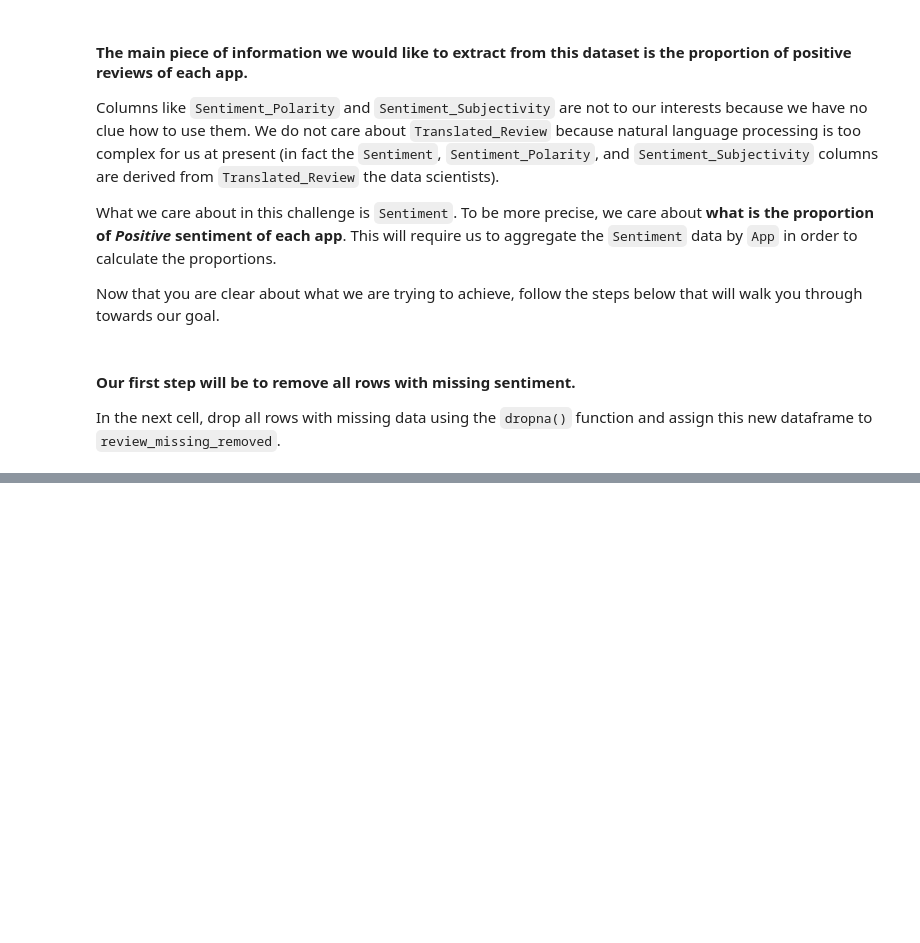
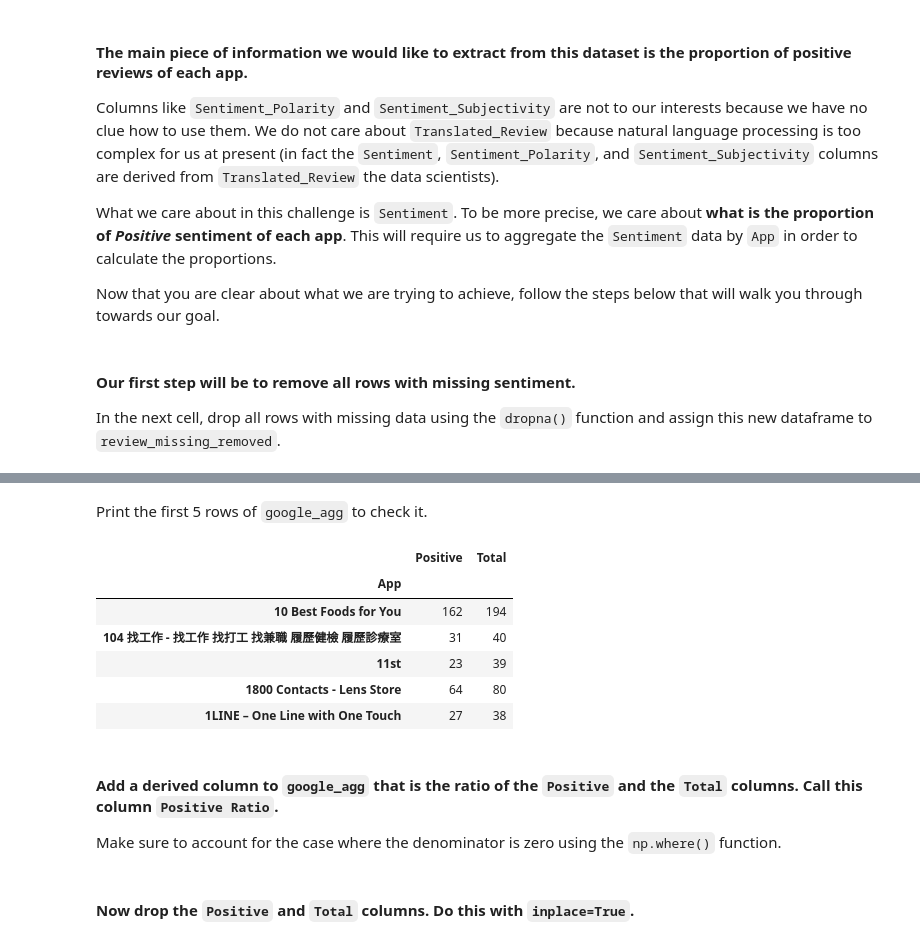
Before and after one commit to ta-data-bcn/lab-supervised-learning-feature-extraction, a Jupyter notebook: your-code/notebooks/main.ipynb, the cells around one changed output, grey strips where cells are left out. Cells and saved outputs as stored; diff of their text form; code cells hidden in the pictures; blank space fills up the shorter version.

```diff
--- a/your-code/notebooks/main.ipynb
+++ b/your-code/notebooks/main.ipynb
@@ -381,3 +476,6 @@ Now that you are clear about what we are trying to achieve, follow the steps bel
 #### Our first step will be to remove all rows with missing sentiment.
 
 In the next cell, drop all rows with missing data using the `dropna()` function and assign this new dataframe to `review_missing_removed`.
+# %%
+# Your code here:
+review_missing_removed = google_reviews.dropna()
@@ -383,0 +549,14 @@ In the next cell, drop all rows with missing data using the `dropna()` function
+# %%
+# Your code below
+
+def positive_function(x):
+    """
+    Count how many times the string `Positive` appears in a column (exact string match).
+
+    Args:
+        x: data column
+
+    Returns:
+        The number of occurrences of `Positive` in the column data.
+    """
+    return len(np.where(x == 'Positive')[0])
@@ -383,0 +583,17 @@ In the next cell, drop all rows with missing data using the `dropna()` function
+# %% [markdown]
+Print the first 5 rows of `google_agg` to check it.
+# %%
+# Your code here
+google_agg.head()
+# %% [output]
+|  | Positive | Total |
+| App |  |  |
+| 10 Best Foods for You | 162 | 194 |
+| 104 找工作 - 找工作 找打工 找兼職 履歷健檢 履歷診療室 | 31 | 40 |
+| 11st | 23 | 39 |
+| 1800 Contacts - Lens Store | 64 | 80 |
+| 1LINE – One Line with One Touch | 27 | 38 |
+# %% [markdown]
+#### Add a derived column to `google_agg` that is the ratio of the `Positive` and the `Total` columns. Call this column `Positive Ratio`.
+
+Make sure to account for the case where the denominator is zero using the `np.where()` function.
@@ -383,0 +603,2 @@ In the next cell, drop all rows with missing data using the `dropna()` function
+# %% [markdown]
+#### Now drop the `Positive` and `Total` columns. Do this with `inplace=True`.
```
Also changed, not shown: parts of 58 cells of this notebook, 3 other files.
